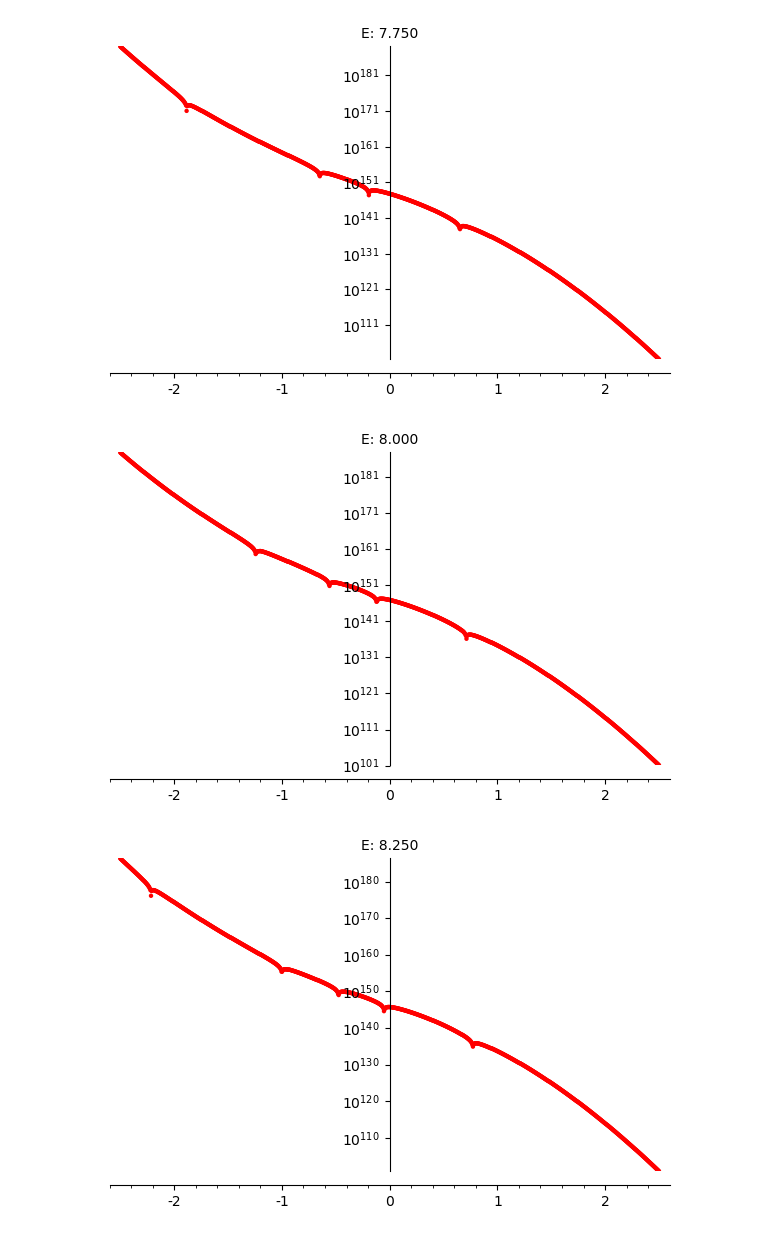
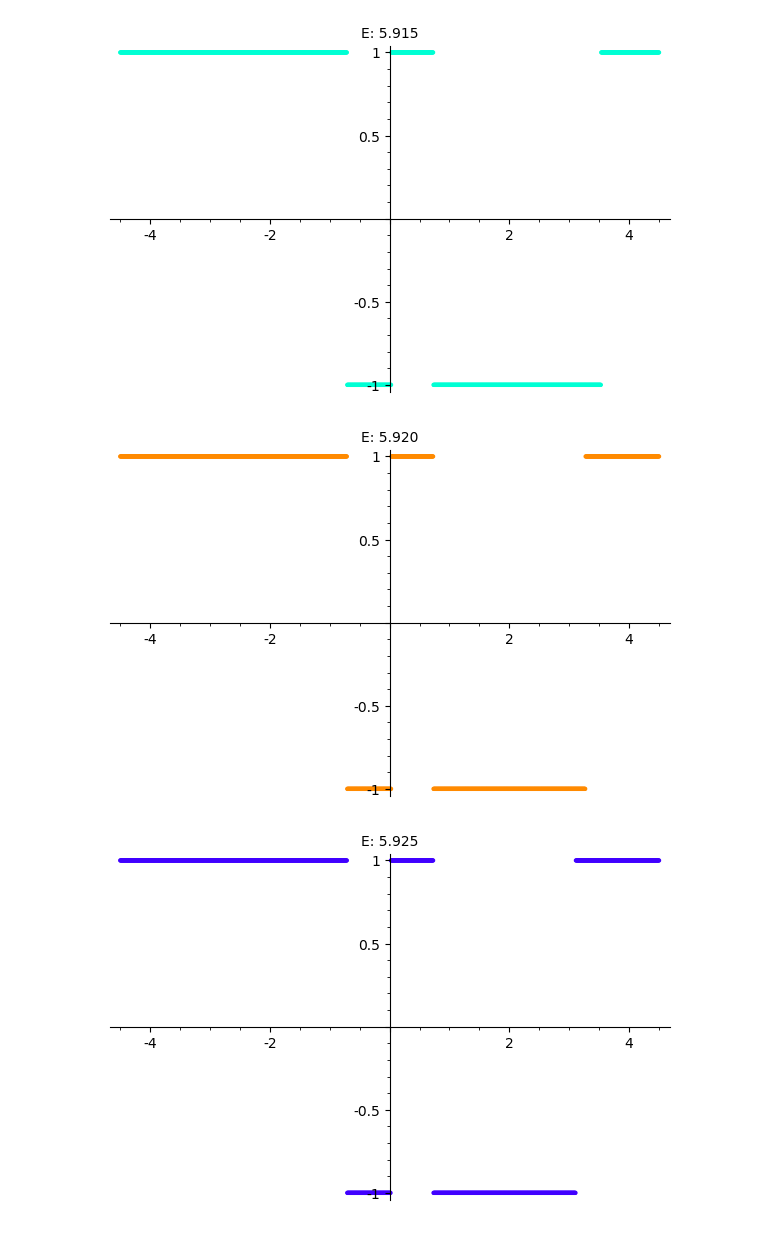
Before and after one commit to twist-numerical/matslise, a Jupyter notebook: notebooks/se2d_prufer.ipynb, the cells around one changed output. Cells and saved outputs as stored; diff of their text form; code cells hidden in the pictures.

```diff
--- a/notebooks/se2d_prufer.ipynb
+++ b/notebooks/se2d_prufer.ipynb
@@ -3,13 +3,16 @@ import sys
 sys.path.append('../cmake-build-release-gcc/src/')
 import numpy as np
 import pyslise as ps
-p2d = ps.PySE2d(lambda x, y: (1+x^2)*(1+y^2), -5.5,5.5, -5.5,5.5,
+var("x, y")
+#V = fast_callable(2*(.5*(x^2+y^2) + 1/4/sqrt(5)*x*(y^2-1/3*x^2)), vars=[x, y], domain=float)
+V = fast_callable((1+x^2)*(1+y^2), vars=[x, y], domain=float)
+p2d = ps.PySE2d(V, -5.5,5.5, -5.5,5.5,
                 x_count=29, y_count=41, in_sector_count=3, N=12)
 # %%
 n = p2d.N
 E = 8.1
-xs = np.linspace(-2, 2, 1000)
-ds1 = [abs(np.linalg.det(p2d.propagate(E, matrix.zero(n,n), matrix.identity(n), -5.5, x)[0])) for x in xs]
-ds2 = [abs(np.linalg.det(p2d.propagate(E, matrix.zero(n,n), matrix.identity(n), 5.5, x)[0])) for x in xs]
-ds3 = [abs(np.linalg.det(p2d.propagate(E, matrix.zero(n,n), matrix.identity(n), 5.5, x)[0] - p2d.propagate(E, matrix.zero(n,n), matrix.identity(n), -5.5, x)[0])) for x in xs]
+xs = np.linspace(-3, 3, 1000)
+#ds1 = [np.linalg.det(p2d.propagate(E, matrix.zero(n,n), matrix.identity(n), -5.5, x)[0]) for x in xs]
+#ds2 = [np.linalg.det(p2d.propagate(E, matrix.zero(n,n), matrix.identity(n), 5.5, x)[0]) for x in xs]
+ds3 = [np.linalg.det(p2d.propagate(E, matrix.zero(n,n), matrix.identity(n), 5.5, x)[0] - p2d.propagate(E, matrix.zero(n,n), matrix.identity(n), -5.5, x)[0]) for x in xs]
 # %%
@@ -19,9 +24,21 @@ list_plot_semilogy(zip(xs, ds1))+list_plot_semilogy(zip(xs, ds2), color="green")
 # %%
-xs = np.linspace(-2.5, 2.5, 1000)
-for E in [7,7.25 .. 9]:
-    ds3 = [abs(np.linalg.det(
-            p2d.propagate(E, matrix.zero(n,n), matrix.identity(n), 5.5, x)[0]
-            # - p2d.propagate(E, matrix.zero(n,n), matrix.identity(n), -5.5, x)[0]
-            )) for x in xs]
-    list_plot_semilogy(zip(xs, ds3), color="red", title="E: %.3f"%E).show()
+xs = np.linspace(-4.5, 4.5, 1000)
+def transform(m):
+    m = matrix(RDF, m)
+    return [sign(det(m))]
+    #return [real(e) if abs(imag(e)) < 1e-5 else 100 for e in m.eigenvalues()]
+    c = 0
+    for e in m.eigenvalues():
+        if e >= 0:
+            c += 1
+    return (c,sign(det(m)))
+
+for i, E in enumerate([5.9,5.905 .. 6]):
+    ds3 = zip(*[transform(
+            p2d.propagate(E, matrix.zero(n,n), matrix.identity(n), -5.5, x)[0]
+            # - p2d.propagate(E, matrix.zero(n,n), matrix.identity(n), 5.5, x)[0]
+            ) for x in xs])
+    (
+        sum(list_plot(zip(xs, v), color=hue(golden_ratio*(i+1)*(j+1))) for j, v in enumerate(ds3))
+    ).show(title="E: %.3f"%E, ymax=1, ymin=-1)
 # %% [output]
@@ -31,3 +48,3 @@ for E in [7,7.25 .. 9]:
-[figure, old version]
+[figure, new version]
-[figure, old version]
+[figure, new version]
-[figure, old version]
+[figure, new version]
```
Also changed, not shown: parts of 5 cells of this notebook.
